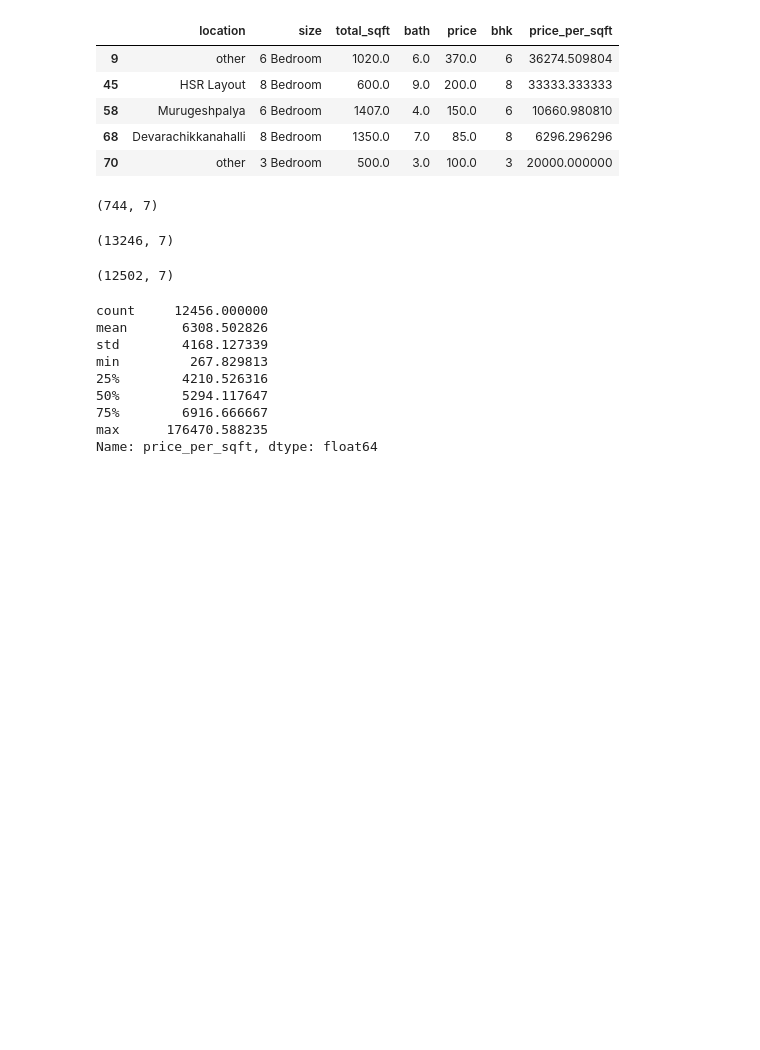
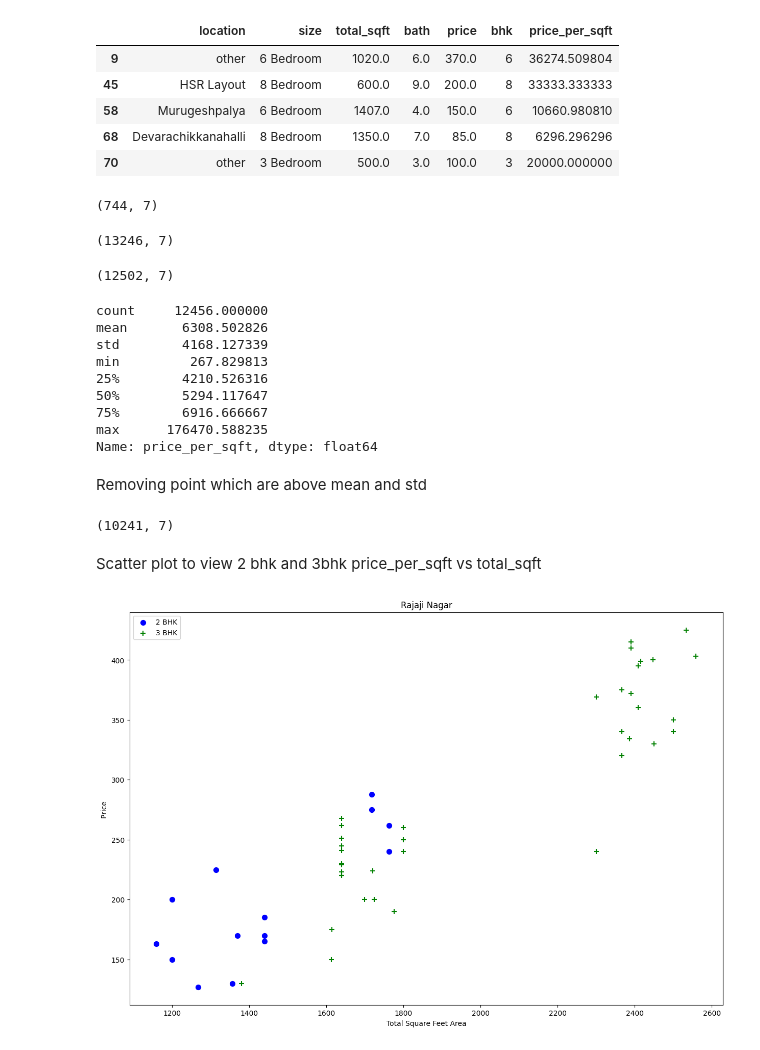
Before and after one commit to soham280203/House-Price-Prediction, a Jupyter notebook: main.ipynb, the cells around one changed output. Drawn from its saved outputs; the diff is of its cells as text; code cells hidden in the pictures; blank space fills up the shorter version.

```diff
--- a/main.ipynb
+++ b/main.ipynb
@@ -287,3 +287,38 @@ min         267.829813
 75%        6916.666667
 max      176470.588235
 Name: price_per_sqft, dtype: float64
+# %% [markdown]
+Removing point which are above mean and std
+# %%
+def remove_pps_outliers(df):
+    df_out = pd.DataFrame()
+    for key, subdf in df.groupby('location'):
+        m = np.mean(subdf.price_per_sqft)
+        st = np.std(subdf.price_per_sqft)
+        reduced_df = subdf[(subdf.price_per_sqft>(m-st)) & (subdf.price_per_sqft <= (m+st))]
+        df_out = pd.concat([df_out, reduced_df],ignore_index=True)
+    return df_out
+
+df7 = remove_pps_outliers(df6)
+df7.shape
+# %% [output]
+(10241, 7)
+# %% [markdown]
+Scatter plot to view 2 bhk and 3bhk  price_per_sqft   vs total_sqft
+# %%
+def plot_scatter_chart(df,location):
+    bhk2 = df[(df.location == location) & (df.bhk == 2)]
+    bhk3 = df[(df.location == location) & (df.bhk == 3)]
+    matplotlib.rcParams['figure.figsize'] = (15,10)
+    plt.scatter(bhk2.total_sqft,bhk2.price,color='blue', label='2 BHK', s=50)
+    plt.scatter(bhk3.total_sqft,bhk3.price,marker='+', color='green', label='3 BHK', s=50)
+    plt.xlabel("Total Square Feet Area")
+    plt.ylabel("Price ")
+    plt.title(location)
+    plt.legend()
+
+plot_scatter_chart(df7, "Rajaji Nagar")     # for same area
+# there are a few cases in which flats of 2BHK in the same area are more expensive than 3bhk
+# They might me errors(need to remove them)
+# %% [output]
+[figure, added]
```
Also changed, not shown: parts of 6 cells of this notebook.
